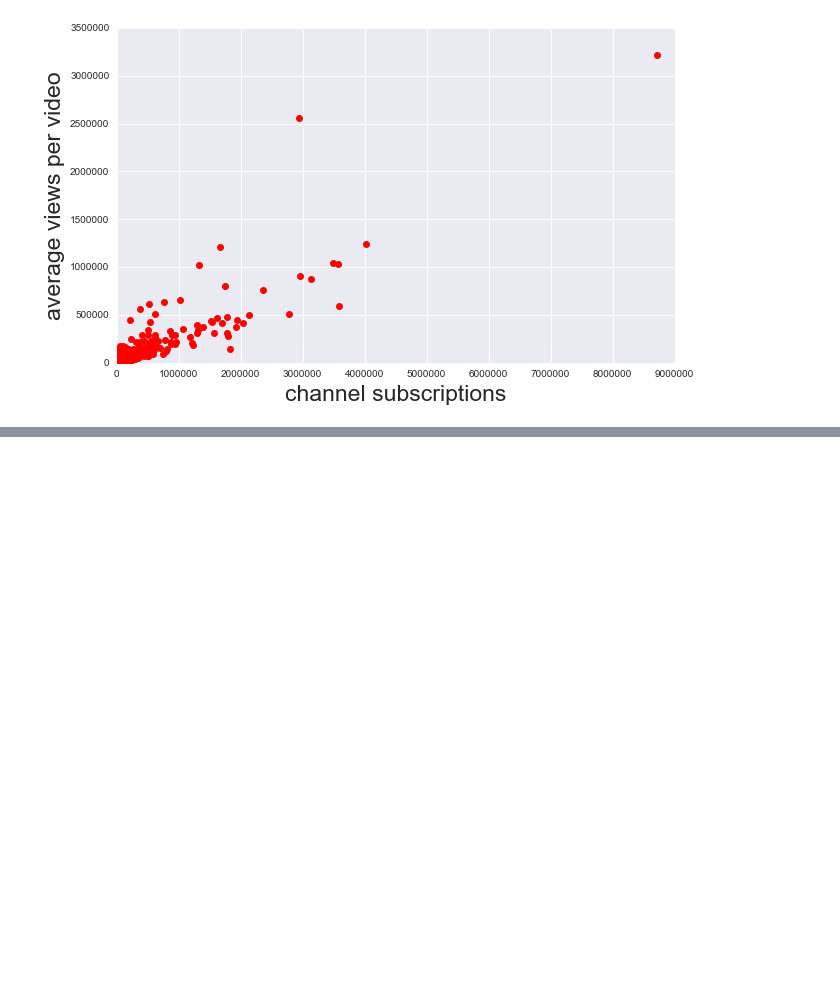
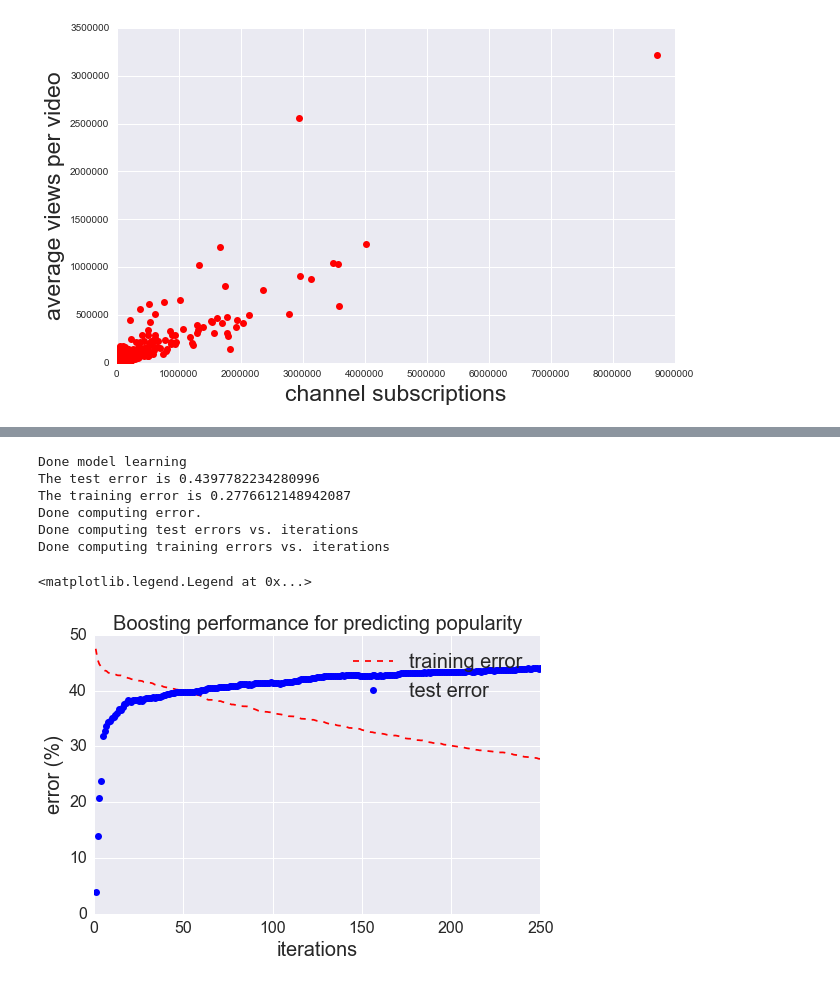
Before and after one commit to yaoliphy/insight-project, a Jupyter notebook: data_analysis_and_ML/youtube_data_analysis.ipynb, the cells around one changed output, grey strips where cells are left out. Cells and saved outputs as stored; diff of their text form; code cells hidden in the pictures; blank space fills up the shorter version.

```diff
--- a/data_analysis_and_ML/youtube_data_analysis.ipynb
+++ b/data_analysis_and_ML/youtube_data_analysis.ipynb
@@ -376,0 +463,14 @@ y_test = np.divide(df_test.iloc[:, 4], df_test.iloc[:, 1]) # video views/subscri
+# %%
+##########################
+# train the model
+clf = tree.DecisionTreeClassifier(max_depth=2)
+clf.fit(x_train, y_train)
+
+##########################
+# save the model
+from sklearn.externals import joblib
+joblib.dump(clf, 'model_DTs_global_depth_2.pkl')
+
+##########################
+# load the model
+clf2 = joblib.load('model_DTs_global_depth_2.pkl')
@@ -376,0 +482,2 @@ y_test = np.divide(df_test.iloc[:, 4], df_test.iloc[:, 1]) # video views/subscri
+# %%
+y_prediction = clf2.predict(x_test)
@@ -376,0 +547,55 @@ y_test = np.divide(df_test.iloc[:, 4], df_test.iloc[:, 1]) # video views/subscri
+# %%
+##################################
+###### boosting classifier #######
+##################################
+from sklearn import ensemble
+
+clf = ensemble.GradientBoostingClassifier(max_depth=6, n_estimators=250)
+clf.fit(x_train, y_train)
+print ("Done model learning")
+
+y_prediction = clf.predict(x_test)
+err_test = get_error(y_test, y_prediction)
+print ("The test error is {0}".format(err_test))
+err_boosting = err_test * 100
+
+y_prediction = clf.predict(x_train)
+err_train = get_error(y_train, y_prediction)
+print ("The training error is {0}".format(err_train))
+print ("Done computing error.")
+
+# compute training and test error vs. iterations
+itr = []
+err_train_list = []
+err_test_list = []
+for i, y_pred in enumerate(clf.staged_predict(x_test)):
+    itr.append(i + 1)
+    err_test = get_error(y_test, y_pred)
+    err_test_list.append(err_test)
+print ("Done computing test errors vs. iterations")
+
+for i, y_pred in enumerate(clf.staged_predict(x_train)):
+    #itr.append(i + 1)
+    err_train = get_error(y_train, y_pred)
+    err_train_list.append(err_train)
+print ("Done computing training errors vs. iterations")
+
+# plot error vs. iterations
+plt.figure(figsize=(8,5))
+plt.plot(itr, [x * 100 for x in err_train_list], 'r--', label="training error")
+plt.plot(itr, [x * 100 for x in err_test_list], 'bo', label="test error")
+plt.xlabel("iterations", fontsize=20)
+plt.ylabel("error (%)", fontsize=20)
+plt.title("Boosting performance for predicting popularity", fontsize=20)
+plt.xticks(fontsize=16)
+plt.yticks(fontsize=16)
+plt.legend(loc='upper right', fontsize=20)
+# %% [output]
+Done model learning
+The test error is 0.4397782234280996
+The training error is 0.2776612148942087
+Done computing error.
+Done computing test errors vs. iterations
+Done computing training errors vs. iterations
+<matplotlib.legend.Legend at 0x...>
+[figure, added]
```
Also changed, not shown: parts of 43 cells of this notebook, 8 other files.
